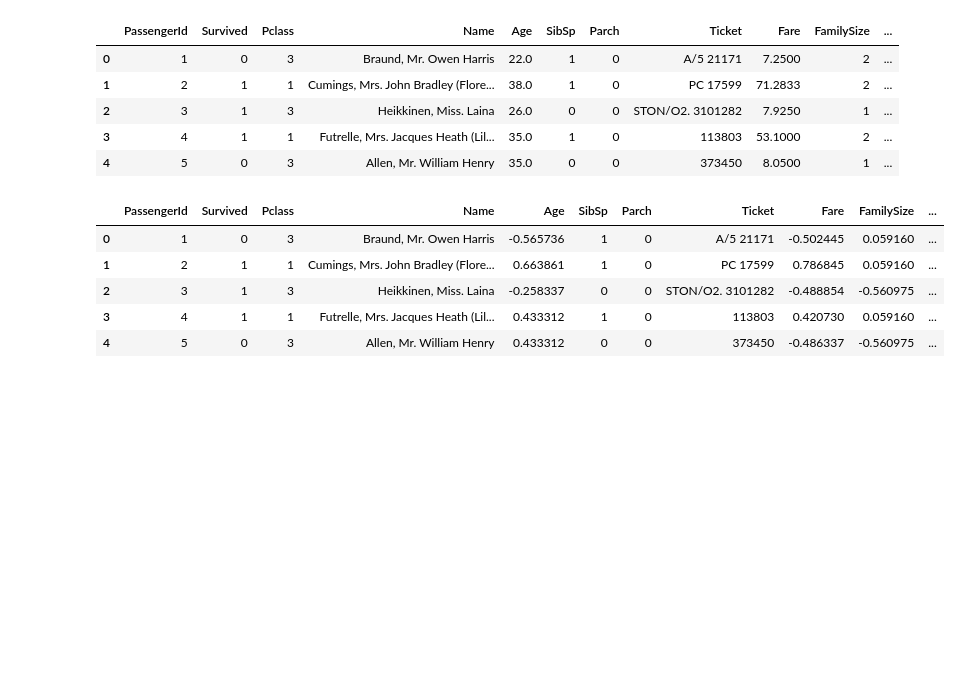
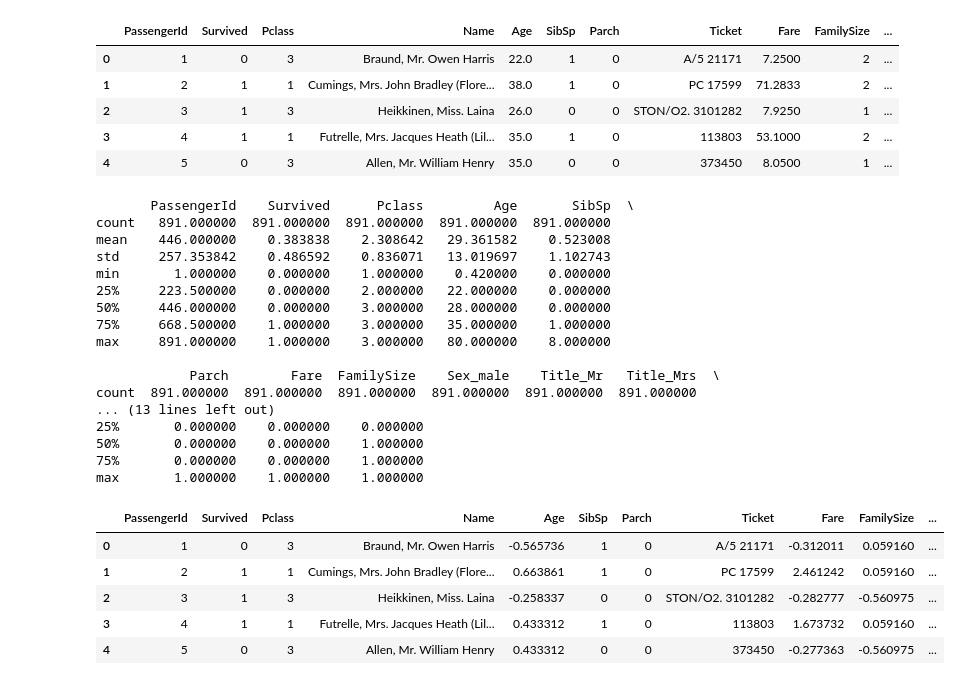
Before and after one commit to ariz-tahoor/titanic-ml-preprocessing, a Jupyter notebook: Titanic_preprocessing.ipynb, the cells around one changed output. Drawn from its saved outputs; the diff is of its cells as text; code cells hidden in the pictures; blank space fills up the shorter version.

Commit message:
changed scaler for Fare to RobustScaler due to extreme outlier

```diff
--- a/Titanic_preprocessing.ipynb
+++ b/Titanic_preprocessing.ipynb
@@ -190,18 +190,38 @@ df.head()
 | 4 | 5 | 0 | 3 | Allen, Mr. William Henry | 35.0 | 0 | 0 | 373450 | 8.0500 | 1 | ... |
 # %%
 #scaling
+print(df.describe())
 
-from sklearn.preprocessing import StandardScaler #as data has outliers
+from sklearn.preprocessing import StandardScaler, RobustScaler
 
-scaler = StandardScaler()
-df[['Age', "FamilySize", "Fare"]] = scaler.fit_transform(df[['Age', "FamilySize", "Fare"]])
+scaler1 = StandardScaler()
+scaler2 = RobustScaler()
+df[['Age', "FamilySize"]] = scaler1.fit_transform(df[['Age', "FamilySize"]])
+df[['Fare']] = scaler2.fit_transform(df[['Fare']]) #extreme outliers
 df.head()
 # %% [output]
+       PassengerId    Survived      Pclass         Age       SibSp  \
+count   891.000000  891.000000  891.000000  891.000000  891.000000
+mean    446.000000    0.383838    2.308642   29.361582    0.523008
+std     257.353842    0.486592    0.836071   13.019697    1.102743
+min       1.000000    0.000000    1.000000    0.420000    0.000000
+25%     223.500000    0.000000    2.000000   22.000000    0.000000
+50%     446.000000    0.000000    3.000000   28.000000    0.000000
+75%     668.500000    1.000000    3.000000   35.000000    1.000000
+max     891.000000    1.000000    3.000000   80.000000    8.000000
+
+            Parch        Fare  FamilySize    Sex_male    Title_Mr   Title_Mrs  \
+count  891.000000  891.000000  891.000000  891.000000  891.000000  891.000000
+... (13 lines left out)
+25%       0.000000    0.000000    0.000000
+50%       0.000000    0.000000    1.000000
+75%       0.000000    0.000000    1.000000
+max       1.000000    1.000000    1.000000
 |  | PassengerId | Survived | Pclass | Name | Age | SibSp | Parch | Ticket | Fare | FamilySize | ... |
-| 0 | 1 | 0 | 3 | Braund, Mr. Owen Harris | -0.565736 | 1 | 0 | A/5 21171 | -0.502445 | 0.059160 | ... |
-| 1 | 2 | 1 | 1 | Cumings, Mrs. John Bradley (Flore... | 0.663861 | 1 | 0 | PC 17599 | 0.786845 | 0.059160 | ... |
-| 2 | 3 | 1 | 3 | Heikkinen, Miss. Laina | -0.258337 | 0 | 0 | STON/O2. 3101282 | -0.488854 | -0.560975 | ... |
-| 3 | 4 | 1 | 1 | Futrelle, Mrs. Jacques Heath (Lil... | 0.433312 | 1 | 0 | 113803 | 0.420730 | 0.059160 | ... |
-| 4 | 5 | 0 | 3 | Allen, Mr. William Henry | 0.433312 | 0 | 0 | 373450 | -0.486337 | -0.560975 | ... |
+| 0 | 1 | 0 | 3 | Braund, Mr. Owen Harris | -0.565736 | 1 | 0 | A/5 21171 | -0.312011 | 0.059160 | ... |
+| 1 | 2 | 1 | 1 | Cumings, Mrs. John Bradley (Flore... | 0.663861 | 1 | 0 | PC 17599 | 2.461242 | 0.059160 | ... |
+| 2 | 3 | 1 | 3 | Heikkinen, Miss. Laina | -0.258337 | 0 | 0 | STON/O2. 3101282 | -0.282777 | -0.560975 | ... |
+| 3 | 4 | 1 | 1 | Futrelle, Mrs. Jacques Heath (Lil... | 0.433312 | 1 | 0 | 113803 | 1.673732 | 0.059160 | ... |
+| 4 | 5 | 0 | 3 | Allen, Mr. William Henry | 0.433312 | 0 | 0 | 373450 | -0.277363 | -0.560975 | ... |
 # %%
 df.to_csv('titanic_preprocessed', index = False)
```
